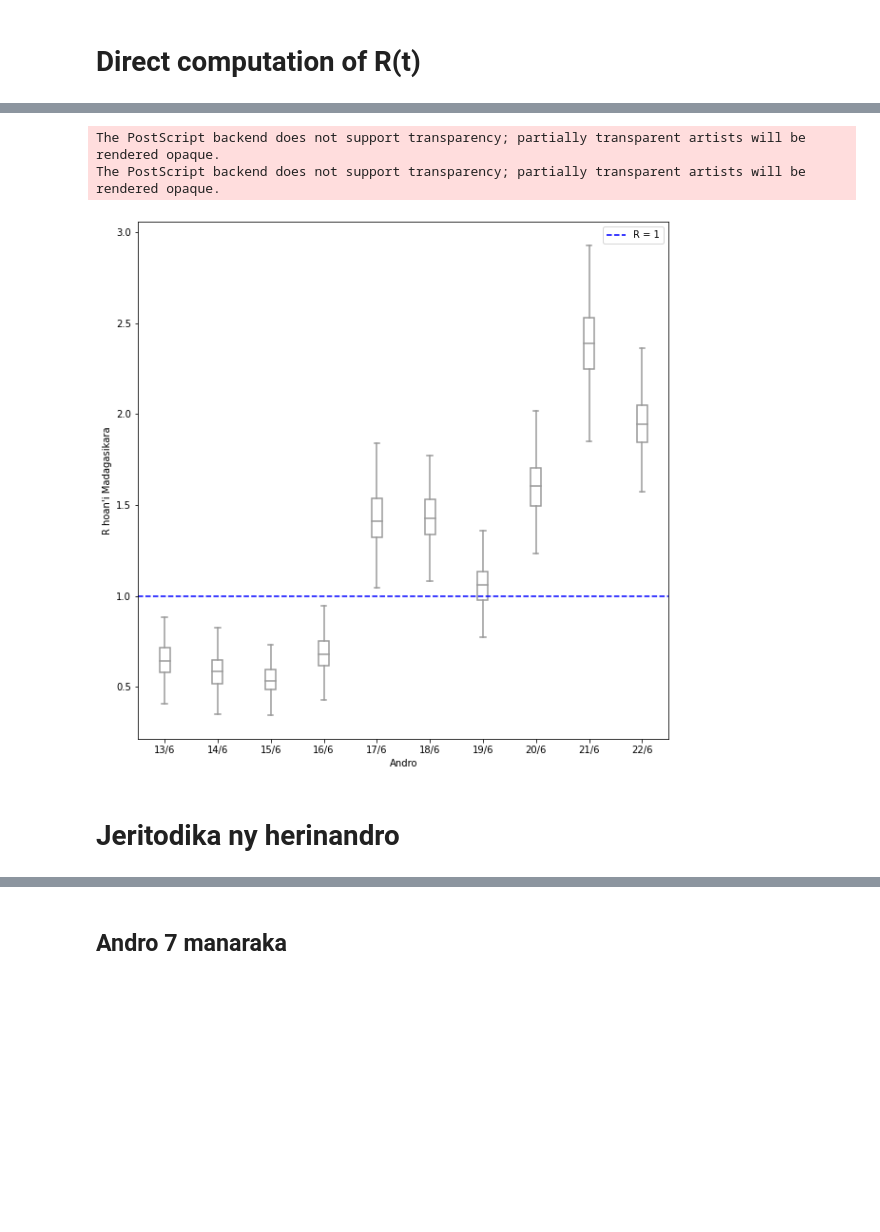
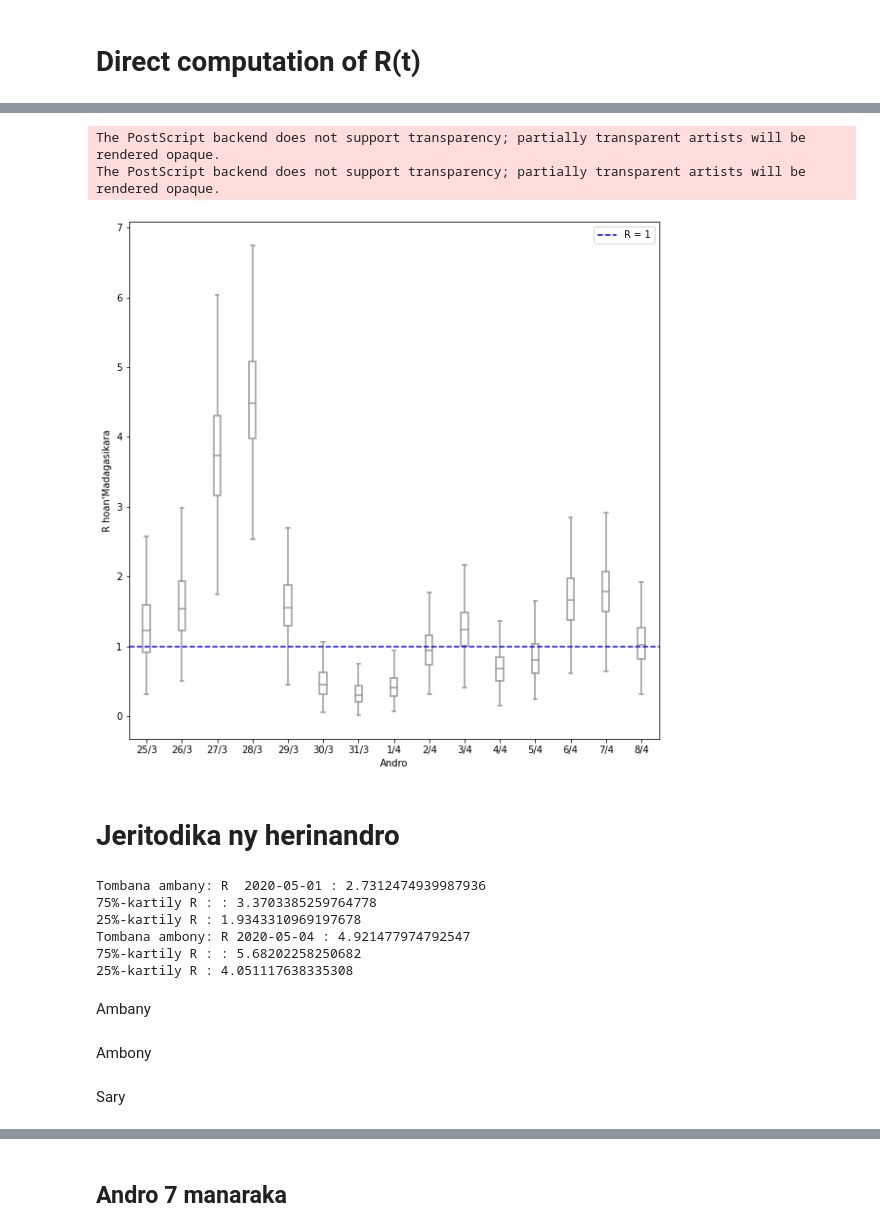
Before and after one commit to tabilaocov/ady_cov, a Jupyter notebook: scr/modely_RP/R_tabilao.ipynb, the cells around one changed output, grey strips where cells are left out. Cells and saved outputs as stored; diff of their text form; code cells hidden in the pictures; blank space fills up the shorter version.

```diff
--- a/scr/modely_RP/R_tabilao.ipynb
+++ b/scr/modely_RP/R_tabilao.ipynb
@@ -290,6 +284,8 @@ APE = [1679.9922022278076, 4494.8750932851635, 8043.314608432629, 12006.04179722
 # %% [markdown]
 # Choice of the prior hyperparameters
 # %%
+kk = 2
+
   #shape
 def func_sh(t):
     def Rtpsand_sh(a):
@@ -428,0 +429,2 @@ Kartily @ 25% R hoan'ny 2020-07-02 : 1.3223585147808583
+# %%
+daty_data_mifar = datetime.date(2020,5,5)
@@ -429,10 +484,11 @@ Kartily @ 25% R hoan'ny 2020-07-02 : 1.3223585147808583
 # %%
 rt_mdg_lst = []
 
-for i in range(40):
-  t = datetime.date(2020,7,2) - datetime.timedelta(days = i)
+daty_oh2 = datetime.date(2020,5,5)
+for i in range(15):
+  t = daty_oh2 - datetime.timedelta(days = i)
   rt_amboar = Rt_salan(t)
-  rt_mdg_lst.append((t,Rt_salan(t)))
+  rt_mdg_lst.append((t,Rt_salan(t),perc75(t), perc25(t)))
 
 rt_mdg_lst
 # %% [output]
@@ -518,6 +588,9 @@ print('305',elan_mdg305,rt_mdg_lst[33])
 # Plotting everything except the first 7 days
 
 np.random.seed(12345)
+
+
+daty_data_mifar9 = daty_data_mifar - datetime.timedelta(days = 20)
 
 formatf_date = lambda date_py: '{}/{}'.format(date_py.day, str(date_py.month)[0:1])
 
@@ -525,9 +598,9 @@ daty_lst = []
 
 data_Rt_lst = []
 
-for i in range(round(((daty_data_mifar - daty_data_manom).days) -7)):
-  t = daty_data_manom + datetime.timedelta(days = i+1 +7)
-  data_amboar = [gengamma.rvs( func_sh(t)(Rt_salan(t)), 1, loc = 0, scale = func_sc(t)(1)) for j in range(200)]
+for i in range(round(((daty_data_mifar - daty_data_mifar9).days)+1)):
+  t = daty_data_mifar9 + datetime.timedelta(days = i)
+  data_amboar = [gengamma.rvs( func_sh(t)(Rt_salan(t)), 1, loc = 0, scale = func_sc(t)(1)) for j in range(1000)]
   daty_lst.append(formatf_date(t))
   data_Rt_lst.append(data_amboar)
 # %%
@@ -554,22 +627,21 @@ The PostScript backend does not support transparency; partially transparent arti
 # %%
 # Plotting the last 10 days
 
 
 fig, ax = plt.subplots(figsize=(10, 10))
 
-sns.boxplot(daty_lst[len(daty_lst)-10:len(daty_lst)], data_Rt_lst[len(daty_lst)-10:len(daty_lst)], color='white', width=0.2, showfliers=False, ax=ax)
+sns.boxplot(daty_lst[len(daty_lst)-15:len(daty_lst)], data_Rt_lst[len(daty_lst)-15:len(daty_lst)], color='white', width=0.2, showfliers=False, ax=ax)
 ax.axhline(y=1, color='b', linestyle='dashed', label ="R = 1")
 
-ax.set(xlabel ='Andro', ylabel = "R hoan'i Madagasikara")
+ax.set(xlabel ='Andro', ylabel = "R hoan'Madagasikara")
 ax.legend(loc= 'best')
 
-plt.savefig(path_to_save+'Rt15522610_mdg.eps')
-plt.savefig(path_to_save+'Rt15522610_mdg.png')
-
+plt.savefig(path_to_save+'Rt8410_mdg.png')
+plt.savefig(path_to_save+'Rt8410_mdg.eps')
 plt.show()
 # %% [output]
 The PostScript backend does not support transparency; partially transparent artists will be rendered opaque.
 The PostScript backend does not support transparency; partially transparent artists will be rendered opaque.
-[figure, old version]
+[figure, new version]
 # %% [markdown]
 # Jeritodika ny herinandro
@@ -576,3 +653,24 @@ The PostScript backend does not support transparency; partially transparent arti
+# %%
+daty_oh1 = daty_ambaj
+
+print("Tombana ambany: R ",daty_oh1,':',  Rt_salan(daty_oh1))
+print("75%-kartily R :",':', perc75(daty_oh1))
+print("25%-kartily R :", perc25(daty_oh1))
+
+daty_oh2 = daty_amboj
+
+print("Tombana ambony: R", daty_oh2,':', Rt_salan(daty_oh2))
+print("75%-kartily R :",':', perc75(daty_oh2))
+print("25%-kartily R :", perc25(daty_oh2))
+# %% [output]
+Tombana ambany: R  2020-05-01 : 2.7312474939987936
+75%-kartily R : : 3.3703385259764778
+25%-kartily R : 1.9343310969197678
+Tombana ambony: R 2020-05-04 : 4.921477974792547
+75%-kartily R : : 5.68202258250682
+25%-kartily R : 4.051117638335308
+# %% [markdown]
+Ambany
 # %%
 # Computing Ivao(daty_mifarj + i) for i in range(1,8)
 
@@ -595,0 +709,2 @@ for i in range(1,8):
+# %% [markdown]
+Ambony
@@ -612,6 +745,8 @@ for i in range(1,8):
   data_amboar = [ poisson.rvs(dIvao.loc[datyy]) for j in range(600)]
   daty_j_lst.append(daty)
   data_boj.append(data_amboar)
+# %% [markdown]
+Sary
 # %%
 # Plotting the evaluation of the last 7 days
 
```
Also changed, not shown: parts of 42 cells of this notebook.
